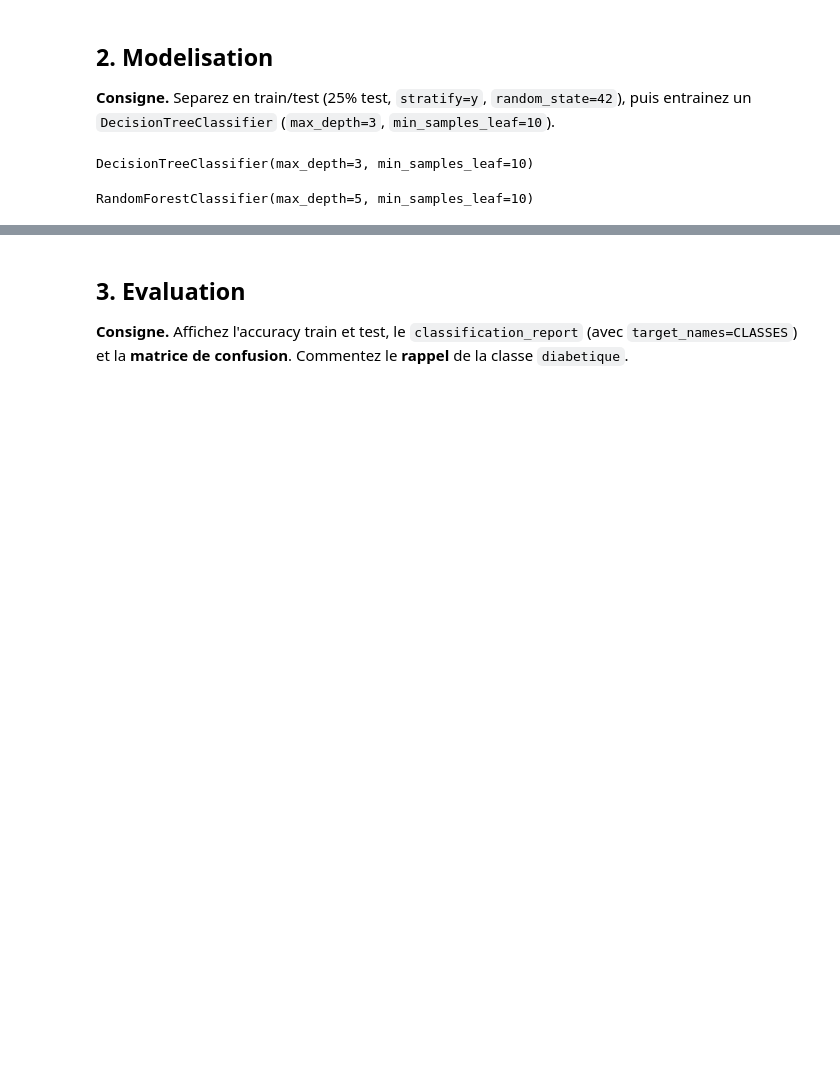
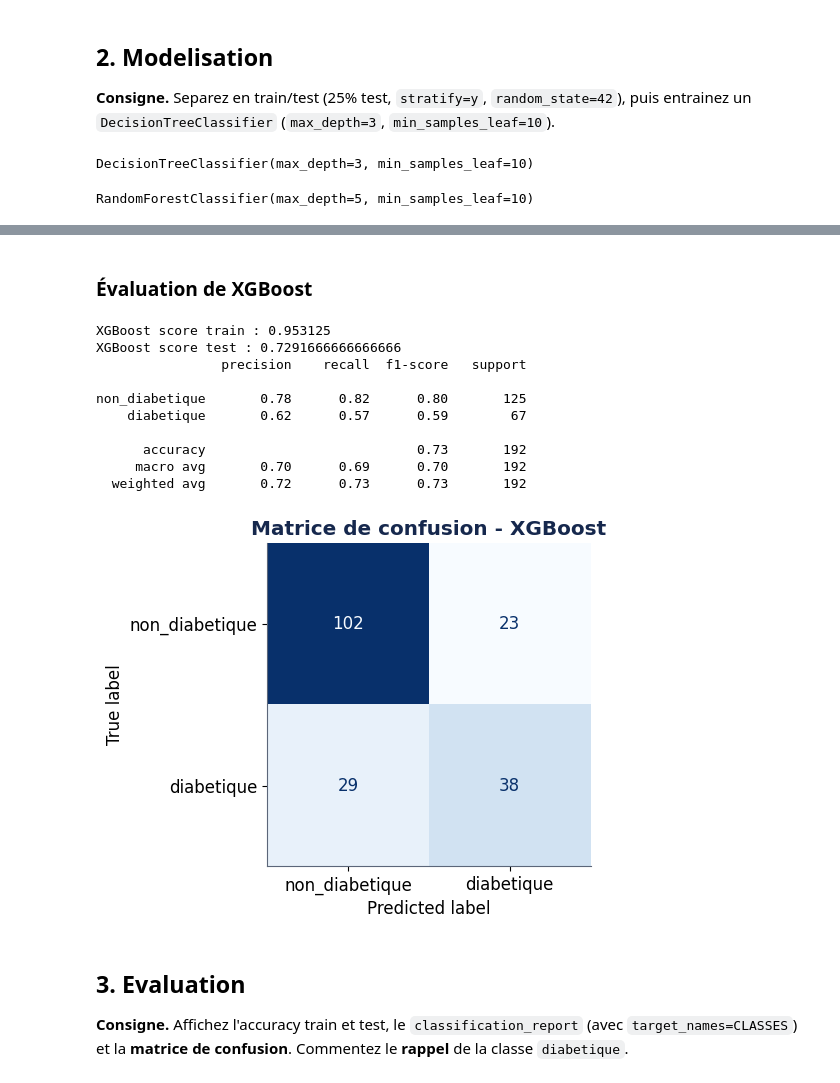
Before and after one commit to baptistecoquet00/ML_3ESGI, a Jupyter notebook: TP/TP2_arbre_decision_TODO.ipynb, the cells around one changed output, grey strips where cells are left out. Drawn from its saved outputs; the diff is of its cells as text; code cells hidden in the pictures; blank space fills up the shorter version.

```diff
--- a/TP/TP2_arbre_decision_TODO.ipynb
+++ b/TP/TP2_arbre_decision_TODO.ipynb
@@ -75,3 +76,5 @@ RandomForestClassifier(max_depth=5, min_samples_leaf=10)
 # %%
 from xgboost import XGBClassifier
 xgb = XGBClassifier(n_estimators=100,max_depth=4,learning_rate=0.1)
+# %%
+xgb.fit(X_train, y_train)
@@ -78,3 +93,27 @@ xgb = XGBClassifier(n_estimators=100,max_depth=4,learning_rate=0.1)
+# %% [markdown]
+### Évaluation de XGBoost
+# %%
+print(f"XGBoost score train : {xgb.score(X_train,y_train)}")
+print(f"XGBoost score test : {xgb.score(X_test,y_test)}")
+y_pred_xgb = xgb.predict(X_test)
+print(classification_report(y_test,y_pred_xgb,target_names=CLASSES))
+cm_xgb = confusion_matrix(y_test, y_pred_xgb)
+fig, ax = plt.subplots(figsize=(5, 4.2))
+ax.set_title("Matrice de confusion - XGBoost")
+ConfusionMatrixDisplay(cm_xgb, display_labels=CLASSES).plot(ax=ax, cmap="Blues", colorbar=False)
+plt.show()
+# %% [output]
+XGBoost score train : 0.953125
+XGBoost score test : 0.7291666666666666
+                precision    recall  f1-score   support
+
+non_diabetique       0.78      0.82      0.80       125
+    diabetique       0.62      0.57      0.59        67
+
+      accuracy                           0.73       192
+     macro avg       0.70      0.69      0.70       192
+  weighted avg       0.72      0.73      0.73       192
+[figure, added]
 # %% [markdown]
 ## 3. Evaluation
 **Consigne.** Affichez l'accuracy train et test, le `classification_report`
```
Also changed, not shown: parts of 16 cells of this notebook.
